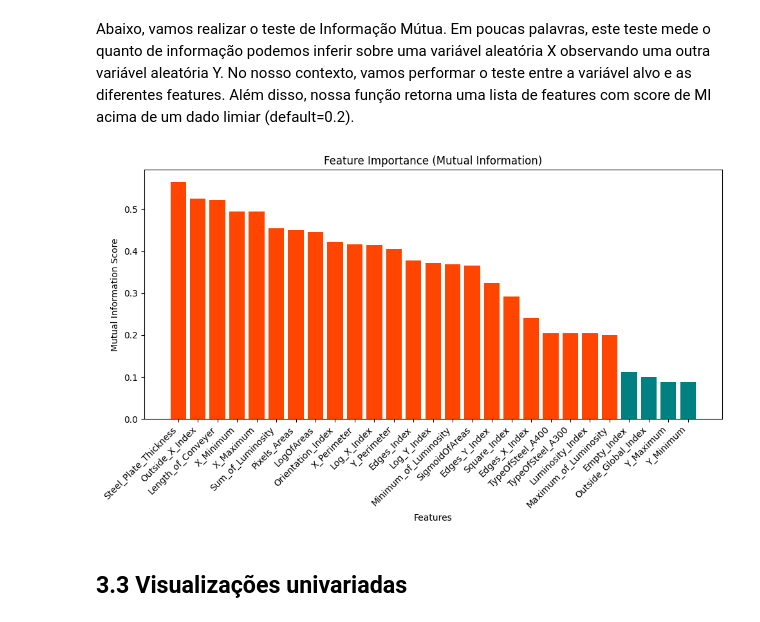
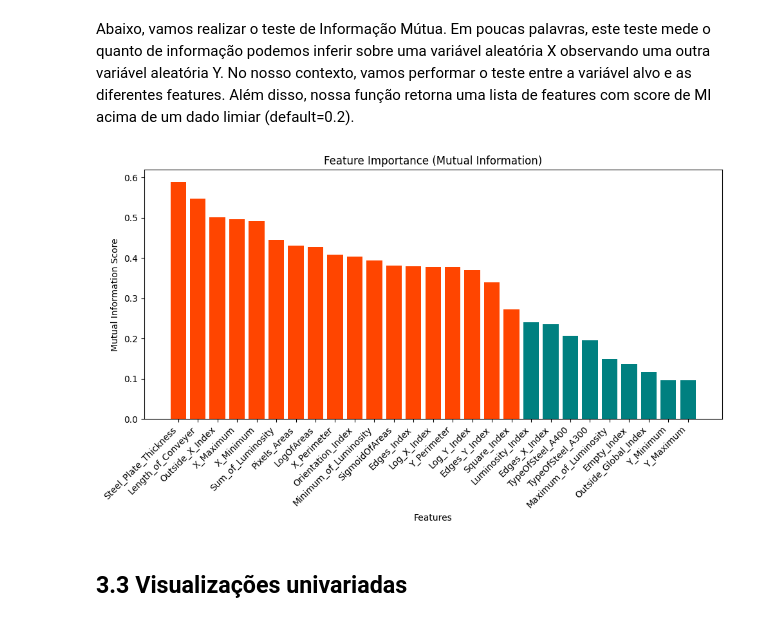
Before and after one commit to andrey-lolobrigida/Steel-Plates-Faults, a Jupyter notebook: main_notebook.ipynb, the cells around one changed output. Drawn from its saved outputs; the diff is of its cells as text; code cells hidden in the pictures.

```diff
--- a/main_notebook.ipynb
+++ b/main_notebook.ipynb
@@ -146,5 +222,5 @@ Como os nomes atuais das colunas não nos dizem muita coisa, vamos renomeá-las
 # %%
-feature_names = [
+columns_names = [
     'X_Minimum', 'X_Maximum', 'Y_Minimum', 'Y_Maximum', 'Pixels_Areas',
     'X_Perimeter', 'Y_Perimeter', 'Sum_of_Luminosity', 'Minimum_of_Luminosity',
     'Maximum_of_Luminosity', 'Length_of_Conveyer', 'TypeOfSteel_A300',
@@ -155,7 +231,7 @@ feature_names = [
     'Z_Scratch', 'K_Scatch', 'Stains', 'Dirtiness', 'Bumps', 'Other_Faults'
 ]
 
-steel_plate_raw.columns = feature_names
+steel_plate_raw.columns = columns_names
 # %%
 steel_plate_raw
 # %% [output]
@@ -250,5 +328,5 @@ Com novos valores 0 e 1
 # %%
-steel_plate_interim['faults_ordinal'] = steel_plate_interim[fault_types].values.argmax(1) + 1
+steel_plate_interim['fault_type'] = steel_plate_interim[fault_types].apply(lambda row: row[row == 1].index[0], axis=1)
 
-print('Conferindo as classes da nova coluna: ' + str(steel_plate_interim['faults_ordinal'].unique()))
+print('Conferindo as classes da nova coluna: ' + str(steel_plate_interim['fault_type'].unique()))
 # %% [output]
@@ -261,7 +340,7 @@ seed = 42
 steel_plate_train_set, test_set = train_test_split(steel_plate_interim,
                                                    random_state= seed,
                                                    test_size=0.1,
-                                                   stratify=steel_plate_interim['faults_ordinal'])
+                                                   stratify=steel_plate_interim['fault_type'])
 
 steel_plate_train_set.to_csv(HOME_PATH + INTERIM_DATA_PATH + 'steel_plate_train_set.csv')
 # %%
@@ -305,0 +370,11 @@ steel_plate_features.describe()
+# %%
+steel_plate_features = steel_plate_train_set.drop(fault_types + ['fault_type'], axis=1)
+
+descriptive_stats = steel_plate_features.describe().T
+descriptive_stats['skewness'] = steel_plate_features.skew()
+descriptive_stats['kurtosis'] = steel_plate_features.kurtosis()
+
+column_order = ['count', 'mean', 'std', 'skewness', 'kurtosis', 'min', '25%', '50%', '75%', 'max']
+descriptive_stats = descriptive_stats[column_order]
+
+descriptive_stats
@@ -330,14 +423,14 @@ Note a forte correlação entre algumas de nossas features, por exemplo, X_Maxim
 # %% [markdown]
 Abaixo, vamos realizar o teste de Informação Mútua. Em poucas palavras, este teste mede o quanto de informação podemos inferir sobre uma variável aleatória X observando uma outra variável aleatória Y. No nosso contexto, vamos performar o teste entre a variável alvo e as diferentes features. Além disso, nossa função retorna uma lista de features com score de MI acima de um dado limiar (default=0.2).
 # %%
-mi_threshold = 0.2
+mi_threshold = 0.25
 
-mutual_info_df, mutual_info_list = select_most_relevant_features(steel_plate_features, steel_plate_train_set['faults_ordinal'], threshold=mi_threshold)
+mutual_info_df, mutual_info_list = select_most_relevant_features(steel_plate_features, steel_plate_train_set['fault_type'], threshold=mi_threshold)
 
 plot = plot_feature_importance(mutual_info_df, mutual_info_list)
 plot.show()
 # %% [output]
-[figure, old version]
+[figure, new version]
 # %% [markdown]
 ## 3.3 Visualizações univariadas
 # %% [markdown]
```
Also changed, not shown: parts of 78 cells of this notebook, 3 other files.
